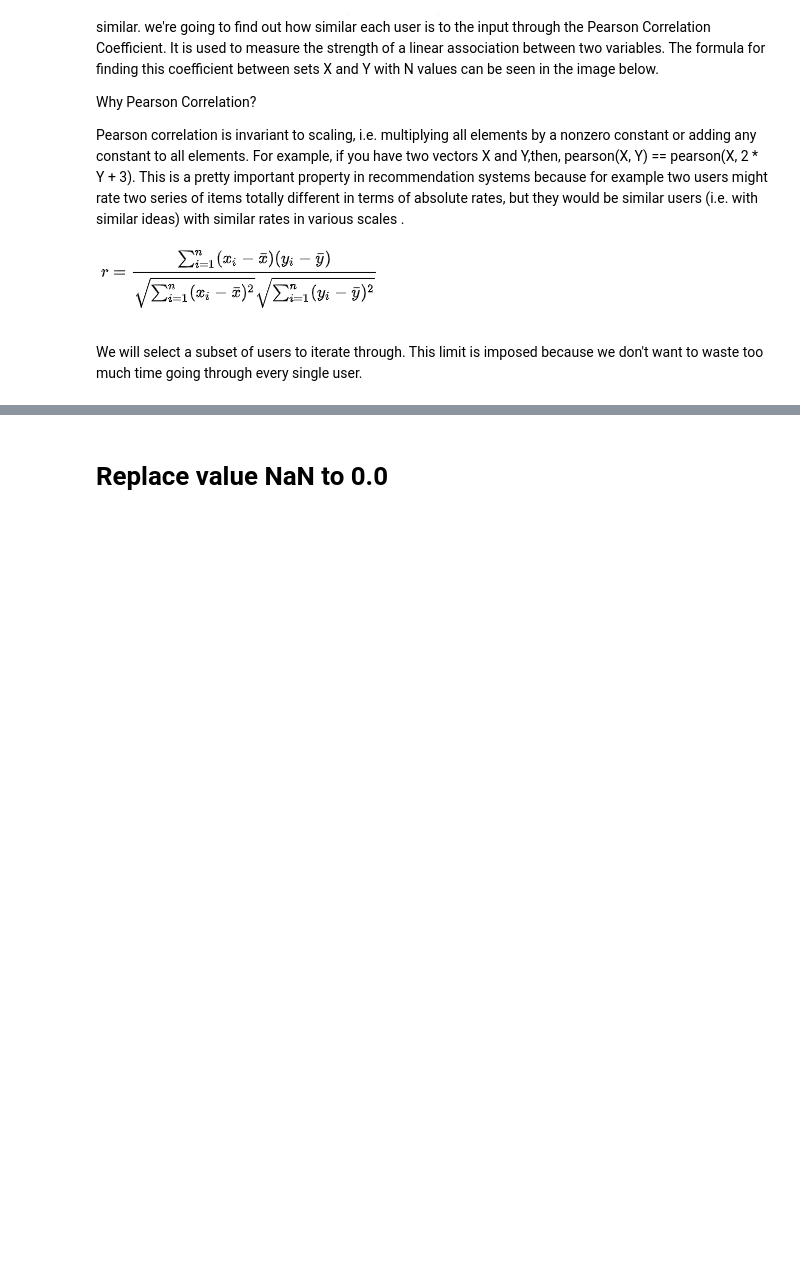
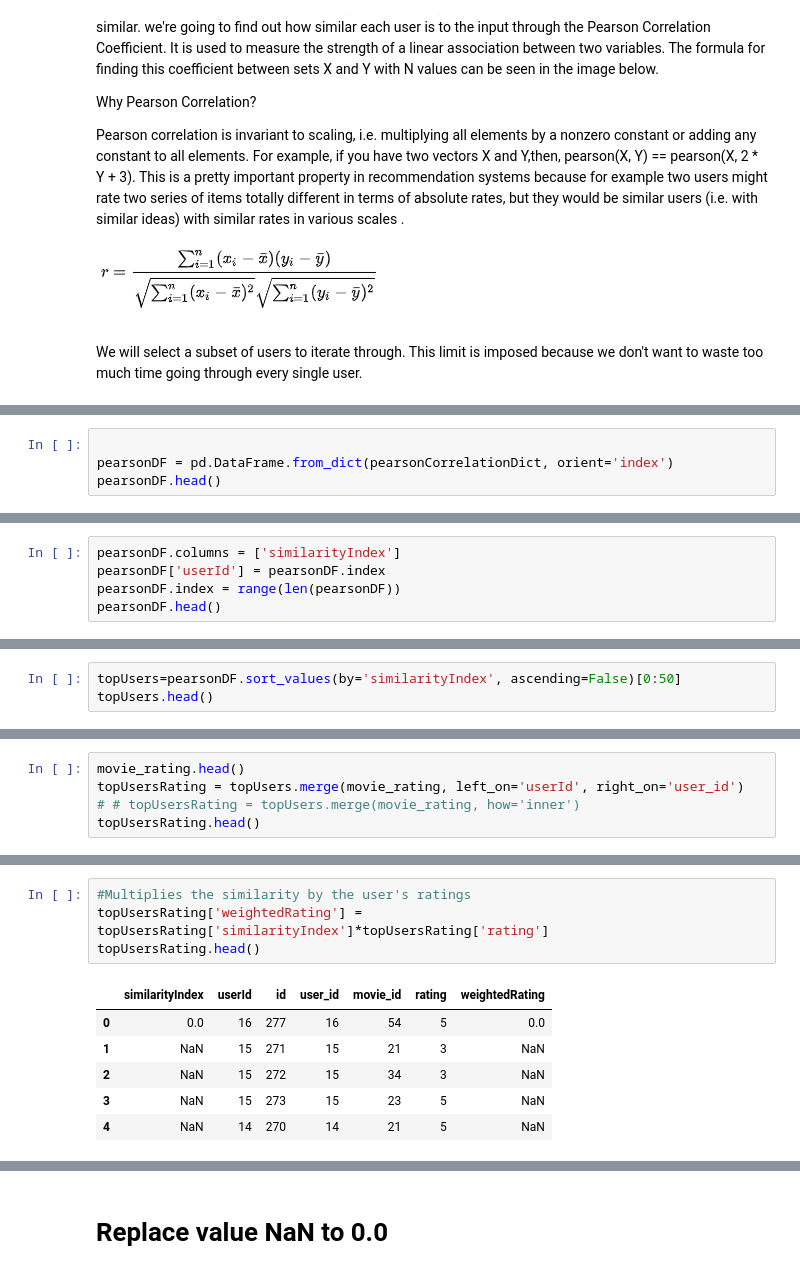
Before and after one commit to phokhaing/web_moview_recommendation_system, a Jupyter notebook: ml_algorithms.ipynb, the cells around one changed output, grey strips where cells are left out. Saved outputs shown, nothing was run; the diff lists cells and outputs as text; blank space fills up the shorter version.

```diff
--- a/ml_algorithms.ipynb
+++ b/ml_algorithms.ipynb
@@ -90,0 +185,4 @@ We will select a subset of users to iterate through. This limit is imposed becau
+# %%
+
+pearsonDF = pd.DataFrame.from_dict(pearsonCorrelationDict, orient='index')
+pearsonDF.head()
@@ -90,0 +194,5 @@ We will select a subset of users to iterate through. This limit is imposed becau
+# %%
+pearsonDF.columns = ['similarityIndex']
+pearsonDF['userId'] = pearsonDF.index
+pearsonDF.index = range(len(pearsonDF))
+pearsonDF.head()
@@ -90,0 +207,3 @@ We will select a subset of users to iterate through. This limit is imposed becau
+# %%
+topUsers=pearsonDF.sort_values(by='similarityIndex', ascending=False)[0:50]
+topUsers.head()
@@ -90,0 +218,5 @@ We will select a subset of users to iterate through. This limit is imposed becau
+# %%
+movie_rating.head()
+topUsersRating = topUsers.merge(movie_rating, left_on='userId', right_on='user_id')
+# # topUsersRating = topUsers.merge(movie_rating, how='inner')
+topUsersRating.head()
@@ -90,0 +236,11 @@ We will select a subset of users to iterate through. This limit is imposed becau
+# %%
+#Multiplies the similarity by the user's ratings
+topUsersRating['weightedRating'] = topUsersRating['similarityIndex']*topUsersRating['rating']
+topUsersRating.head()
+# %% [output]
+|  | similarityIndex | userId | id | user_id | movie_id | rating | weightedRating |
+| 0 | 0.0 | 16 | 277 | 16 | 54 | 5 | 0.0 |
+| 1 | NaN | 15 | 271 | 15 | 21 | 3 | NaN |
+| 2 | NaN | 15 | 272 | 15 | 34 | 3 | NaN |
+| 3 | NaN | 15 | 273 | 15 | 23 | 5 | NaN |
+| 4 | NaN | 14 | 270 | 14 | 21 | 5 | NaN |
```
Also changed, not shown: parts of 29 cells of this notebook, 3 other files.
